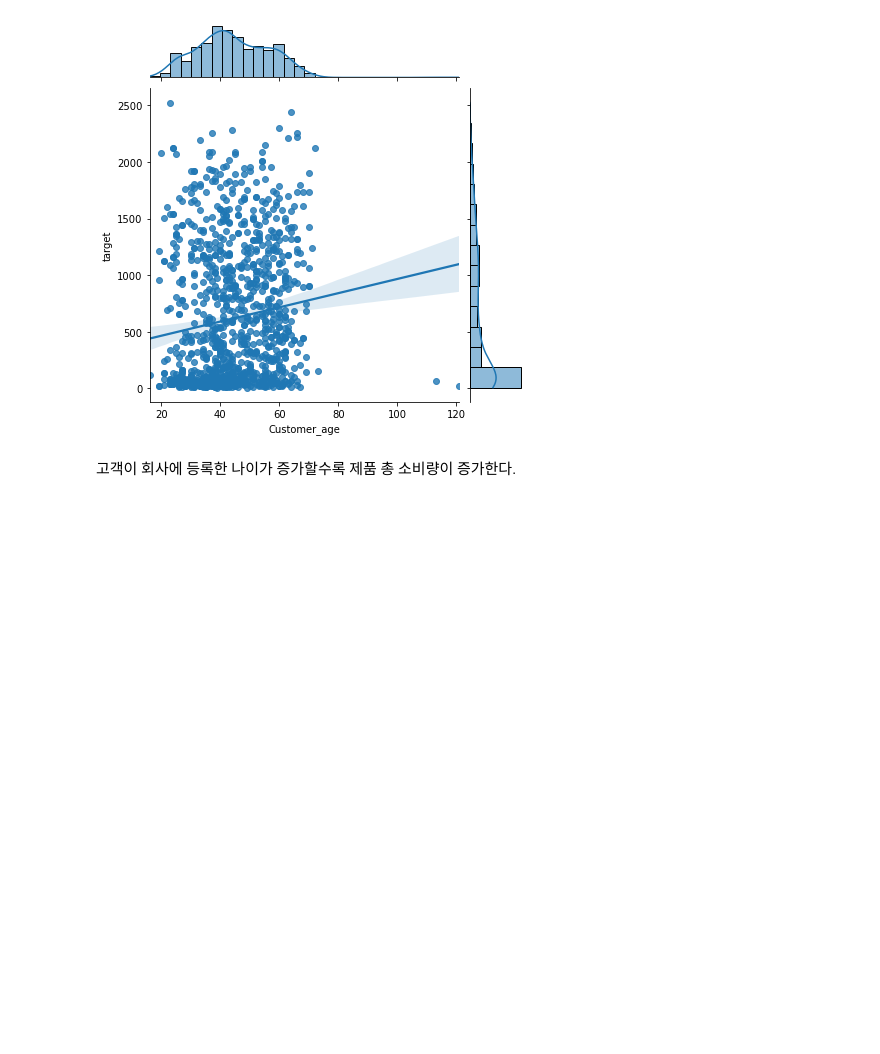
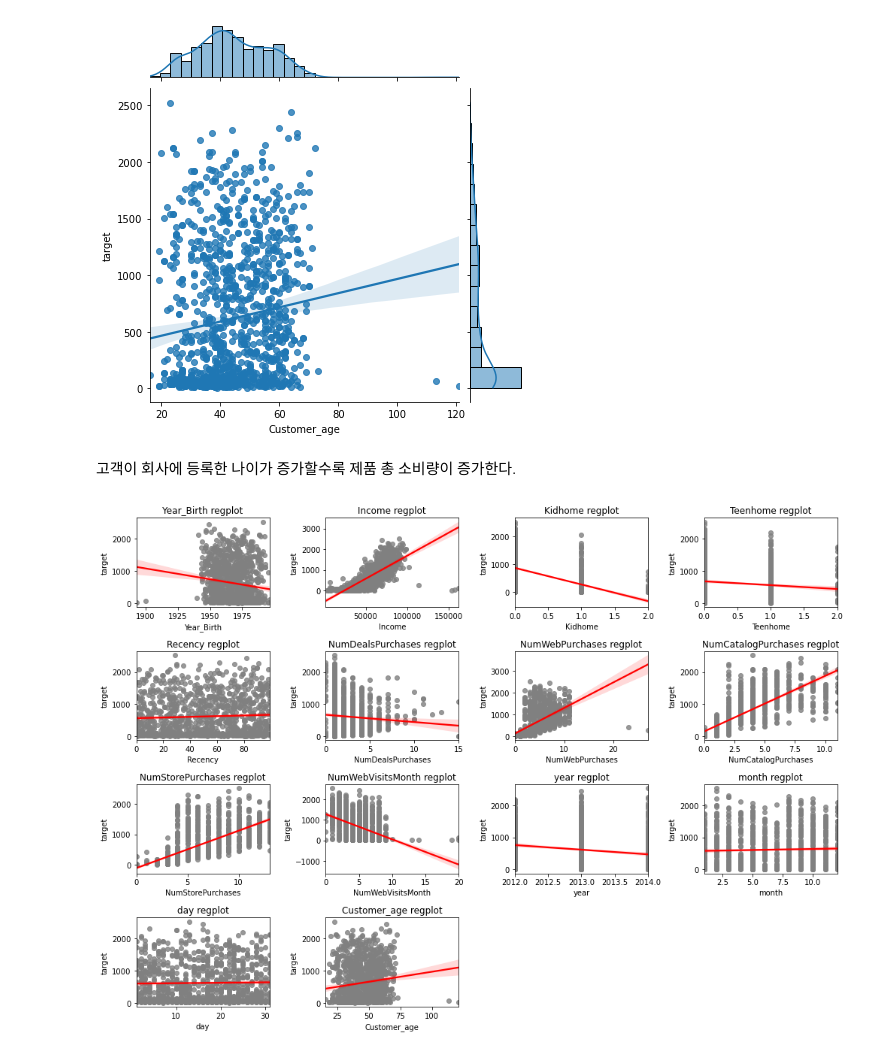
Before and after one commit to Park-Young-Bin/Python_Projects, a Jupyter notebook: 데이콘/[데이콘] 소비자 데이터 기반 소비 예측 경진대회.ipynb, the cells around one changed output. Drawn from its saved outputs; the diff is of its cells as text; code cells hidden in the pictures; blank space fills up the shorter version.

```diff
--- a/데이콘/[데이콘] 소비자 데이터 기반 소비 예측 경진대회.ipynb
+++ b/데이콘/[데이콘] 소비자 데이터 기반 소비 예측 경진대회.ipynb
@@ -278,6 +278,22 @@ plt.show()
 [figure]
 # %% [markdown]
 고객이 회사에 등록한 나이가 증가할수록 제품 총 소비량이 증가한다.
+# %%
+train_number = train[['Year_Birth', 'Income', 'Kidhome', 'Teenhome', 'Recency',
+       'NumDealsPurchases', 'NumWebPurchases', 'NumCatalogPurchases',
+       'NumStorePurchases', 'NumWebVisitsMonth', 'year', 'month', 'day', 'Customer_age']]
+feature_train = train_number.columns.tolist()
+# %%
+plt.figure(figsize = (14,10))
+
+for i in range(len(feature_train)):
+    plt.subplot(4, 4, i+1)
+    plt.title(f'{feature_train[i]} regplot')
+    sns.regplot(data = train, x = train[feature_train[i]], y = train.target, line_kws={'color': 'red'}, scatter_kws={'color': 'grey'})
+plt.tight_layout()
+plt.show()
+# %% [output]
+[figure, added]
 # %%
 # Dt_Customer 변수 삭제
 train.drop(columns=['Dt_Customer', 'id'], inplace = True)
```
Also changed, not shown: parts of 13 cells of this notebook.
